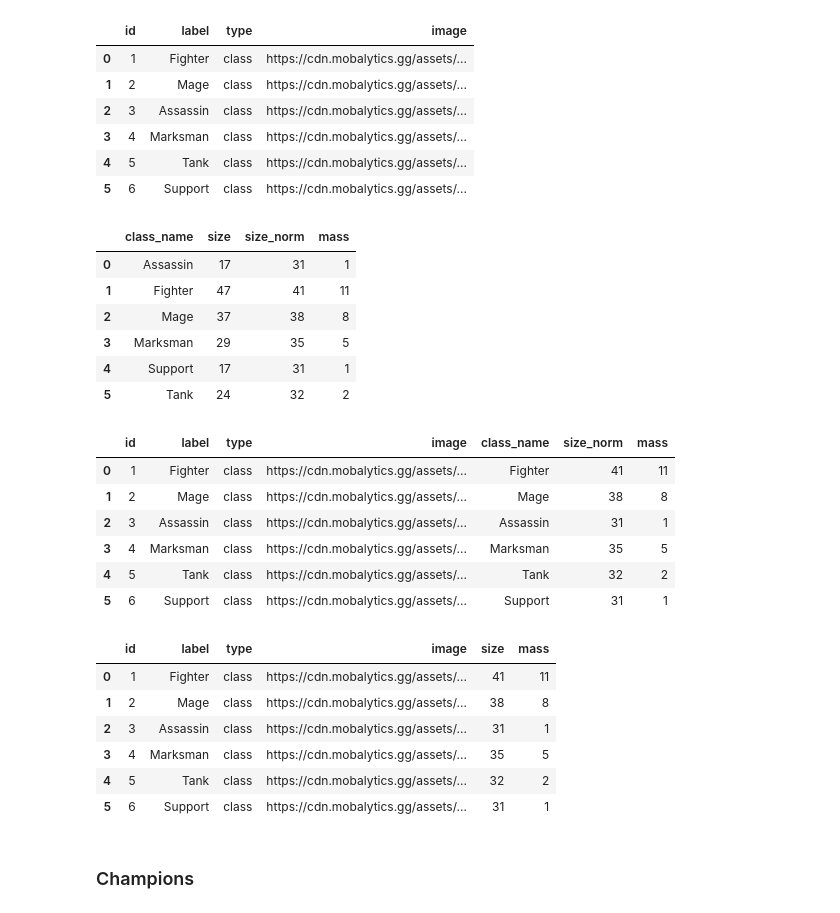
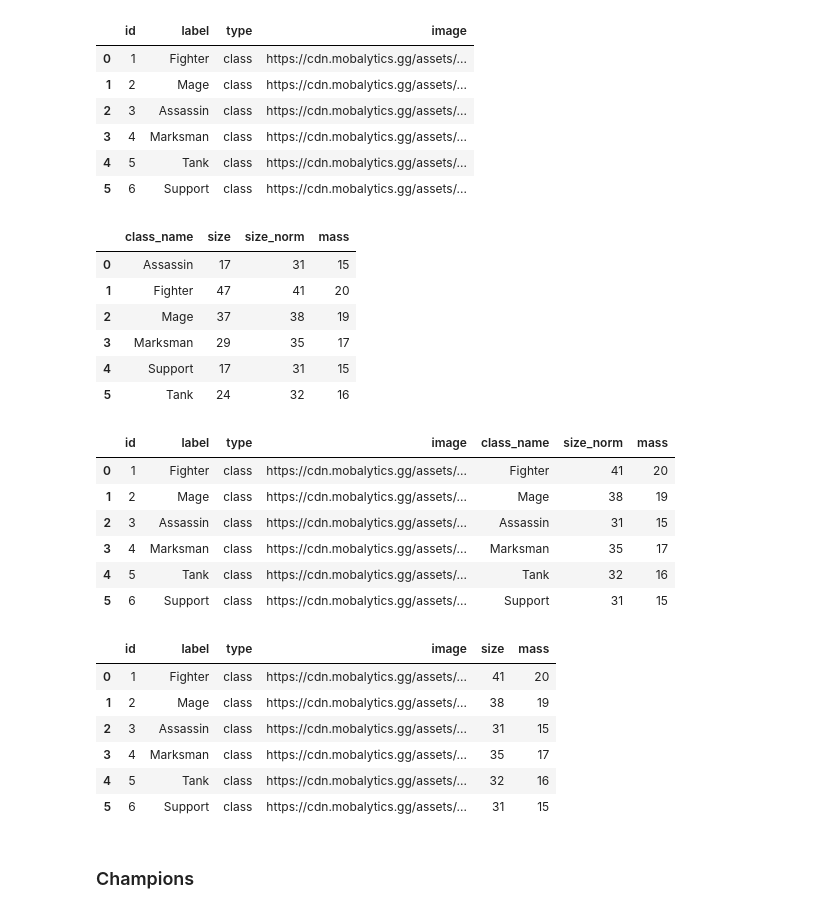
Before and after one commit to cyterat/lol-champs-network, a Jupyter notebook: python/prototype/lol-data-cleansing.ipynb, the cells around one changed output. Drawn from its saved outputs; the diff is of its cells as text; code cells hidden in the pictures.

Commit message:
[refactor] Adjust nodes mass, size, and network physics

```diff
--- a/python/prototype/lol-data-cleansing.ipynb
+++ b/python/prototype/lol-data-cleansing.ipynb
@@ -743,16 +744,16 @@ nodes1
 # %%
 class_df = df.groupby(['class_name'], as_index=False).agg(size=('name', 'count'))
 class_df['size_norm'] = (class_df['size'].rank(method='dense')**1.5).astype('int')+30
-class_df['mass'] = (class_df['size'].rank(method='dense')**1.5).astype('int')
+class_df['mass'] = (class_df['size_norm'] / 2).astype('int')
 class_df
 # %% [output]
 |  | class_name | size | size_norm | mass |
-| 0 | Assassin | 17 | 31 | 1 |
-| 1 | Fighter | 47 | 41 | 11 |
-| 2 | Mage | 37 | 38 | 8 |
-| 3 | Marksman | 29 | 35 | 5 |
-| 4 | Support | 17 | 31 | 1 |
-| 5 | Tank | 24 | 32 | 2 |
+| 0 | Assassin | 17 | 31 | 15 |
+| 1 | Fighter | 47 | 41 | 20 |
+| 2 | Mage | 37 | 38 | 19 |
+| 3 | Marksman | 29 | 35 | 17 |
+| 4 | Support | 17 | 31 | 15 |
+| 5 | Tank | 24 | 32 | 16 |
 # %%
 nodes1 = pd.merge(
     nodes1,
@@ -764,23 +765,23 @@ nodes1 = pd.merge(
 nodes1
 # %% [output]
 |  | id | label | type | image | class_name | size_norm | mass |
-| 0 | 1 | Fighter | class | https://cdn.mobalytics.gg/assets/... | Fighter | 41 | 11 |
-| 1 | 2 | Mage | class | https://cdn.mobalytics.gg/assets/... | Mage | 38 | 8 |
-| 2 | 3 | Assassin | class | https://cdn.mobalytics.gg/assets/... | Assassin | 31 | 1 |
-| 3 | 4 | Marksman | class | https://cdn.mobalytics.gg/assets/... | Marksman | 35 | 5 |
-| 4 | 5 | Tank | class | https://cdn.mobalytics.gg/assets/... | Tank | 32 | 2 |
-| 5 | 6 | Support | class | https://cdn.mobalytics.gg/assets/... | Support | 31 | 1 |
+| 0 | 1 | Fighter | class | https://cdn.mobalytics.gg/assets/... | Fighter | 41 | 20 |
+| 1 | 2 | Mage | class | https://cdn.mobalytics.gg/assets/... | Mage | 38 | 19 |
+| 2 | 3 | Assassin | class | https://cdn.mobalytics.gg/assets/... | Assassin | 31 | 15 |
+| 3 | 4 | Marksman | class | https://cdn.mobalytics.gg/assets/... | Marksman | 35 | 17 |
+| 4 | 5 | Tank | class | https://cdn.mobalytics.gg/assets/... | Tank | 32 | 16 |
+| 5 | 6 | Support | class | https://cdn.mobalytics.gg/assets/... | Support | 31 | 15 |
 # %%
 nodes1 = nodes1.drop(columns=['class_name']).rename(columns={'size_norm':'size'})
 nodes1
 # %% [output]
 |  | id | label | type | image | size | mass |
-| 0 | 1 | Fighter | class | https://cdn.mobalytics.gg/assets/... | 41 | 11 |
-| 1 | 2 | Mage | class | https://cdn.mobalytics.gg/assets/... | 38 | 8 |
-| 2 | 3 | Assassin | class | https://cdn.mobalytics.gg/assets/... | 31 | 1 |
-| 3 | 4 | Marksman | class | https://cdn.mobalytics.gg/assets/... | 35 | 5 |
-| 4 | 5 | Tank | class | https://cdn.mobalytics.gg/assets/... | 32 | 2 |
-| 5 | 6 | Support | class | https://cdn.mobalytics.gg/assets/... | 31 | 1 |
+| 0 | 1 | Fighter | class | https://cdn.mobalytics.gg/assets/... | 41 | 20 |
+| 1 | 2 | Mage | class | https://cdn.mobalytics.gg/assets/... | 38 | 19 |
+| 2 | 3 | Assassin | class | https://cdn.mobalytics.gg/assets/... | 31 | 15 |
+| 3 | 4 | Marksman | class | https://cdn.mobalytics.gg/assets/... | 35 | 17 |
+| 4 | 5 | Tank | class | https://cdn.mobalytics.gg/assets/... | 32 | 16 |
+| 5 | 6 | Support | class | https://cdn.mobalytics.gg/assets/... | 31 | 15 |
 # %% [markdown]
 ### Champions
 # %%
```
Also changed, not shown: parts of 6 cells of this notebook, 2 other files.
